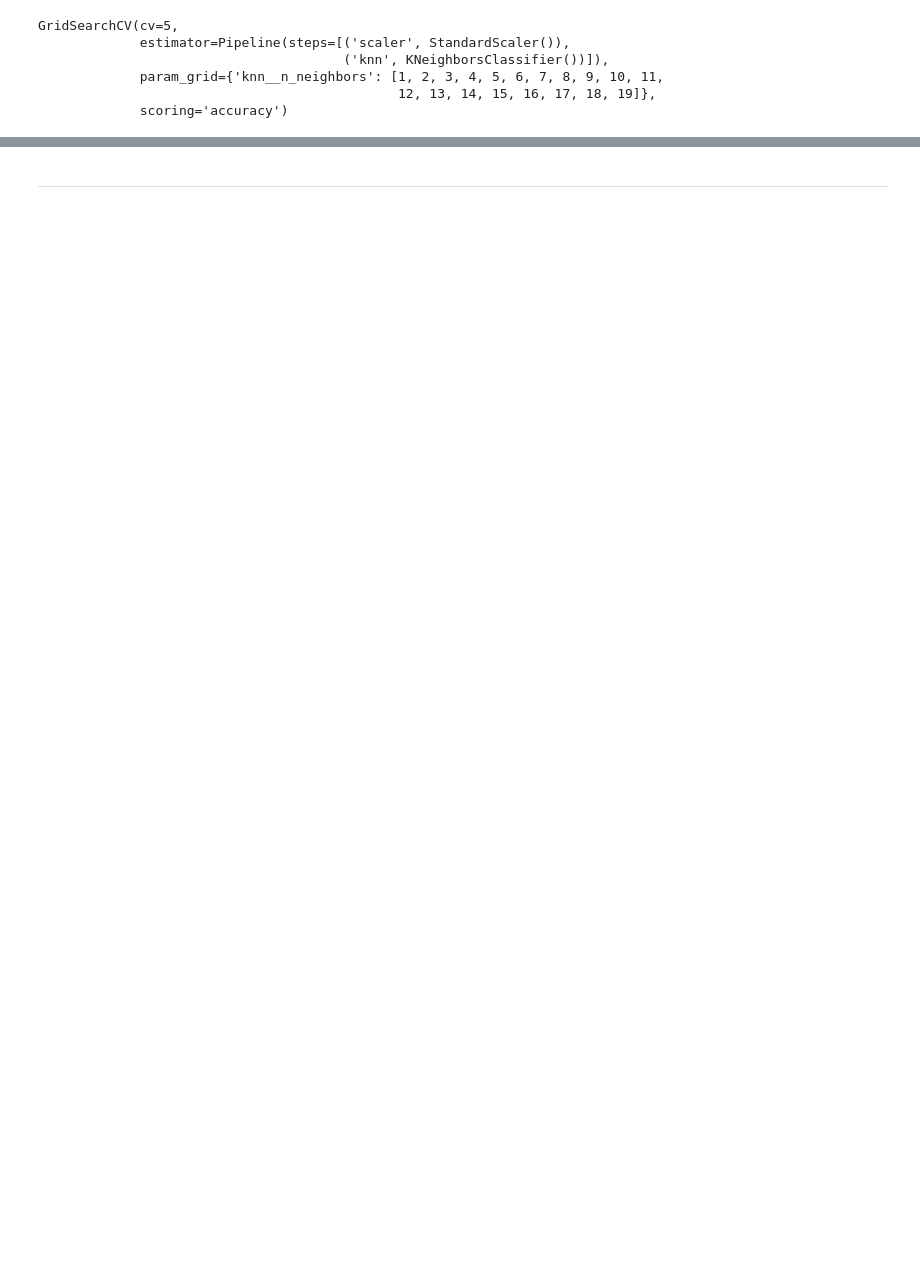
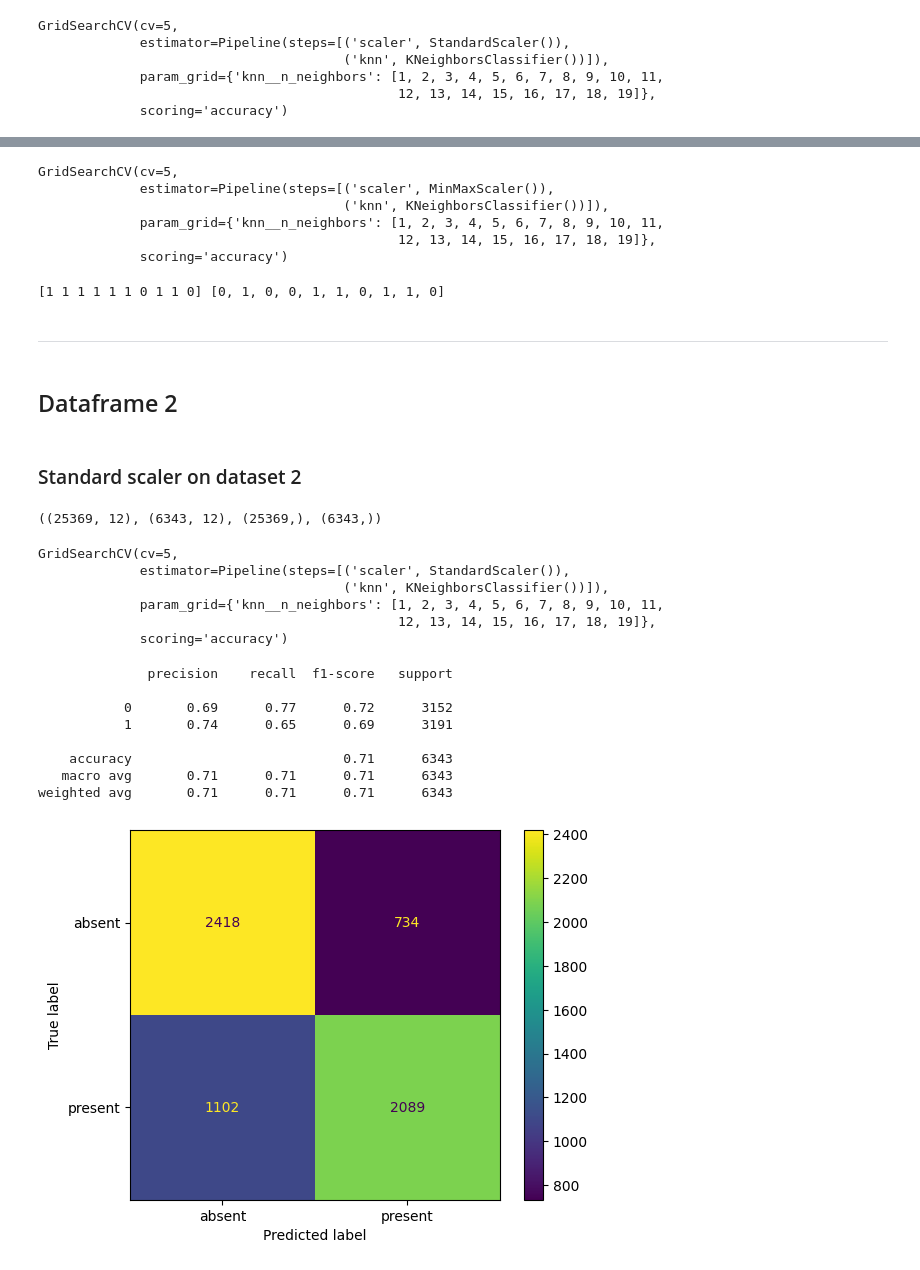
Before and after one commit to CyrilleKolle/cardiovascular_labb, a Jupyter notebook: code/knn_classifier.ipynb, the cells around one changed output, grey strips where cells are left out. Saved outputs shown, nothing was run; the diff lists cells and outputs as text; code cells hidden in the pictures; blank space fills up the shorter version.

```diff
--- a/code/knn_classifier.ipynb
+++ b/code/knn_classifier.ipynb
@@ -116,0 +145,9 @@ X_train
+# %%
+classifier_knn_min.fit(X_train, y_train)
+# %% [output]
+GridSearchCV(cv=5,
+             estimator=Pipeline(steps=[('scaler', MinMaxScaler()),
+                                       ('knn', KNeighborsClassifier())]),
+             param_grid={'knn__n_neighbors': [1, 2, 3, 4, 5, 6, 7, 8, 9, 10, 11,
+                                              12, 13, 14, 15, 16, 17, 18, 19]},
+             scoring='accuracy')
@@ -117,2 +158,41 @@ X_train
+# %%
+print(y_predictions_min[:10], y_test[:10].to_list())
+# %% [output]
+[1 1 1 1 1 1 0 1 1 0] [0, 1, 0, 0, 1, 1, 0, 1, 1, 0]
 # %% [markdown]
 ---
+# %% [markdown]
+## Dataframe 2
+# %% [markdown]
+### Standard scaler on dataset 2
+# %%
+dataframe_2 = pd.read_csv('../data/cleaned_dataset_1.csv')
+X2, y2 = dataframe.drop("cardio", axis=1), dataframe["cardio"]
+
+X2_train, X2_test, y2_train, y2_test = train_test_split(X2, y2, test_size=0.3)
+X2_train_for_val, X2_val, y2_train_for_val, y2_val = train_test_split(X2_train, y2_train, test_size=0.2)
+
+X2_train_for_val.shape, X2_val.shape, y2_train_for_val.shape, y2_val.shape
+# %% [output]
+((25369, 12), (6343, 12), (25369,), (6343,))
+# %%
+classifier_knn.fit(X2_train_for_val, y2_train_for_val)
+# %% [output]
+GridSearchCV(cv=5,
+             estimator=Pipeline(steps=[('scaler', StandardScaler()),
+                                       ('knn', KNeighborsClassifier())]),
+             param_grid={'knn__n_neighbors': [1, 2, 3, 4, 5, 6, 7, 8, 9, 10, 11,
+                                              12, 13, 14, 15, 16, 17, 18, 19]},
+             scoring='accuracy')
+# %%
+classification_evaluation(model=classifier_knn, x_test=X2_val, y_test=y2_val)
+# %% [output]
+              precision    recall  f1-score   support
+
+           0       0.69      0.77      0.72      3152
+           1       0.74      0.65      0.69      3191
+
+    accuracy                           0.71      6343
+   macro avg       0.71      0.71      0.71      6343
+weighted avg       0.71      0.71      0.71      6343
+[figure, added]
```
Also changed, not shown: parts of 37 cells of this notebook.
